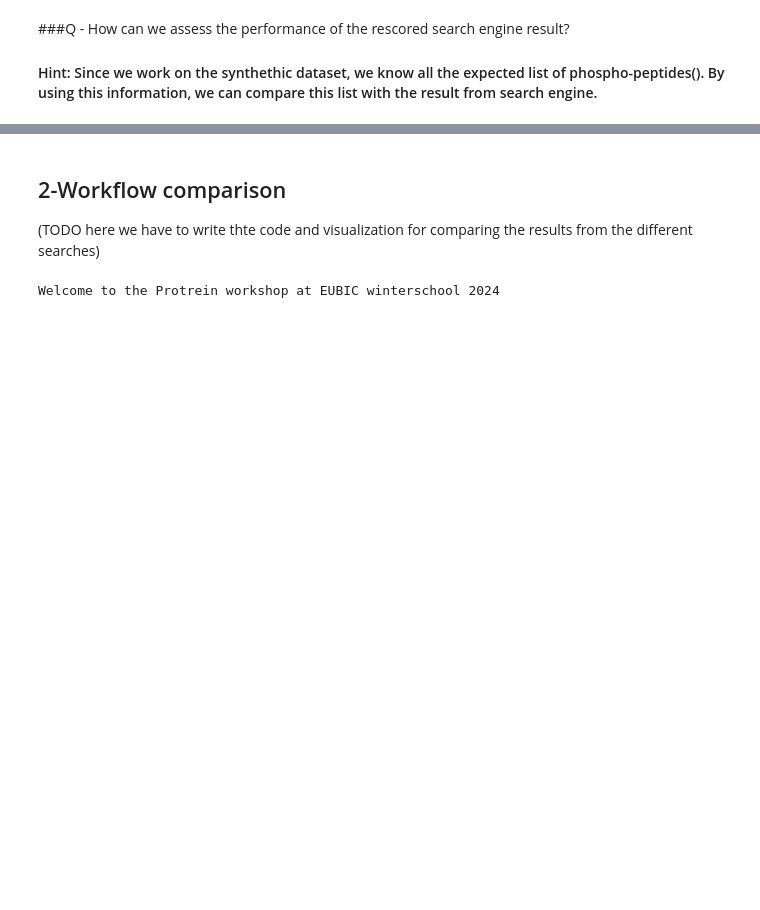
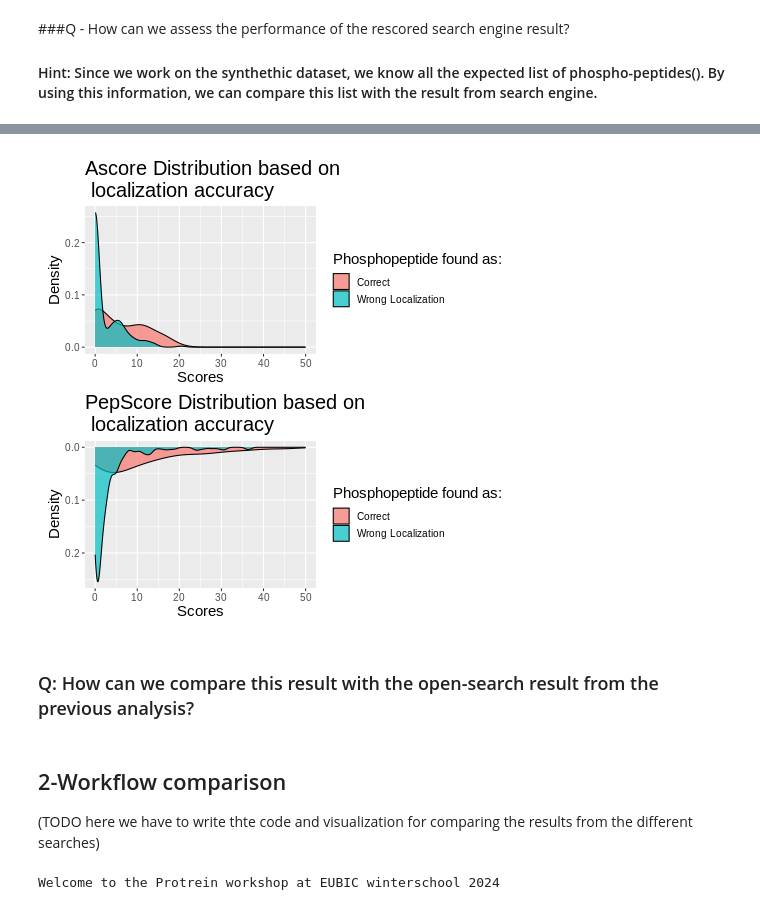
Before and after one commit to arthur-grimaud/protrein_workshopB_eubic2024, a Jupyter notebook: eubic_protrein_workshop_B.ipynb, the cells around one changed output, grey strips where cells are left out. Cells and saved outputs as stored; diff of their text form; code cells hidden in the pictures; blank space fills up the shorter version.

```diff
--- a/eubic_protrein_workshop_B.ipynb
+++ b/eubic_protrein_workshop_B.ipynb
@@ -249,0 +285,34 @@ write.table(combine_df, file='/content/2_pep_identification_using_comet_and_pyas
+# %%
+%%R
+library(ggplot2)
+
+p2 <- pivot_combine_df %>%
+  #filter(grepl("Correct",situation)) %>%
+  filter(grepl("max_ascores",tool_name)) %>%
+  ggplot(aes(x=Scores,fill=situation)) + geom_density(alpha=0.7) +
+  theme(legend.text = element_text(size=10),
+        axis.title.x = element_text(size=15),
+        axis.title.y = element_text(size=15),
+        plot.title = element_text(size=20),
+        legend.title=element_text(size=15),
+        axis.text.x = element_text(size=10),
+        axis.text.y = element_text(size = 10),
+        axis.title=element_text(size=15)) +
+  xlim(c(0,50)) +
+  labs(fill="Phosphopeptide found as:",y="Density",title="Ascore distribution based on \n localization accuracy")
+
+
+
+p3 <- pivot_combine_df %>%  #filter(grepl("Correct",situation)) %>%
+  filter(grepl("PepScore",tool_name)) %>%
+  ggplot(aes(x=Scores,fill=situation)) + geom_density(alpha=0.7) + scale_y_reverse() +
+  theme(legend.text = element_text(size=10),
+        axis.title.x = element_text(size=15),
+        axis.title.y = element_text(size=15),
+        plot.title = element_text(size=20),
+        legend.title=element_text(size=15),
+        axis.text.x = element_text(size=10),
+        axis.text.y = element_text(size = 10),
+        axis.title=element_text(size=15)) +
+  xlim(c(0,50)) +
+  labs(fill="Phosphopeptide found as:",y="Density",title="PepScore distribution based on \n localization accuracy")
@@ -250,3 +323,12 @@ write.table(combine_df, file='/content/2_pep_identification_using_comet_and_pyas
+# %%
+%%R
+#install.packages("patchwork")
+library(patchwork)
+p2/p3
+# %% [output]
+[figure, added]
+# %% [markdown]
+### Q: How can we compare this result with the open-search result from the previous analysis?
 # %% [markdown]
 ## 2-Workflow comparison
 
```
Also changed, not shown: parts of 16 cells of this notebook.
